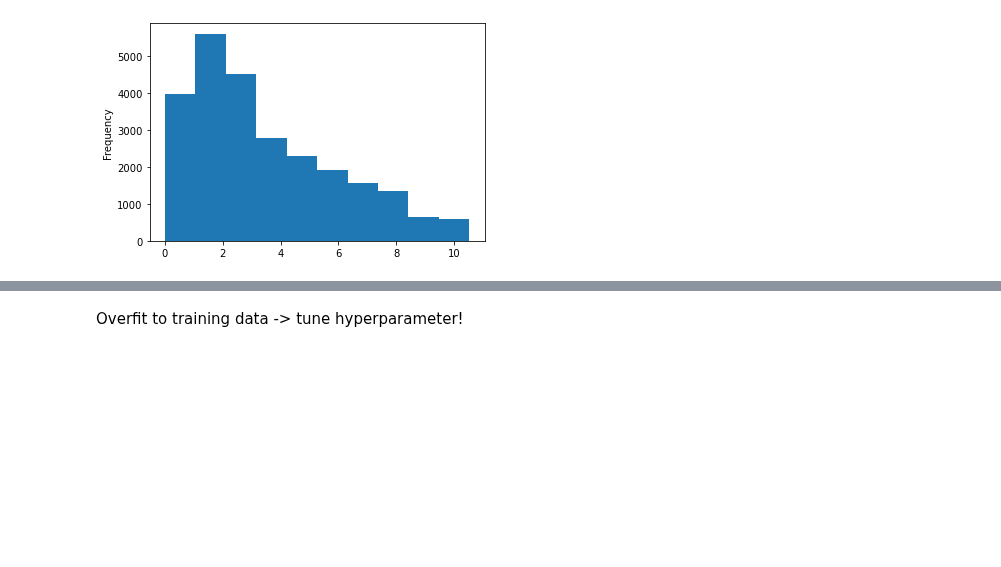
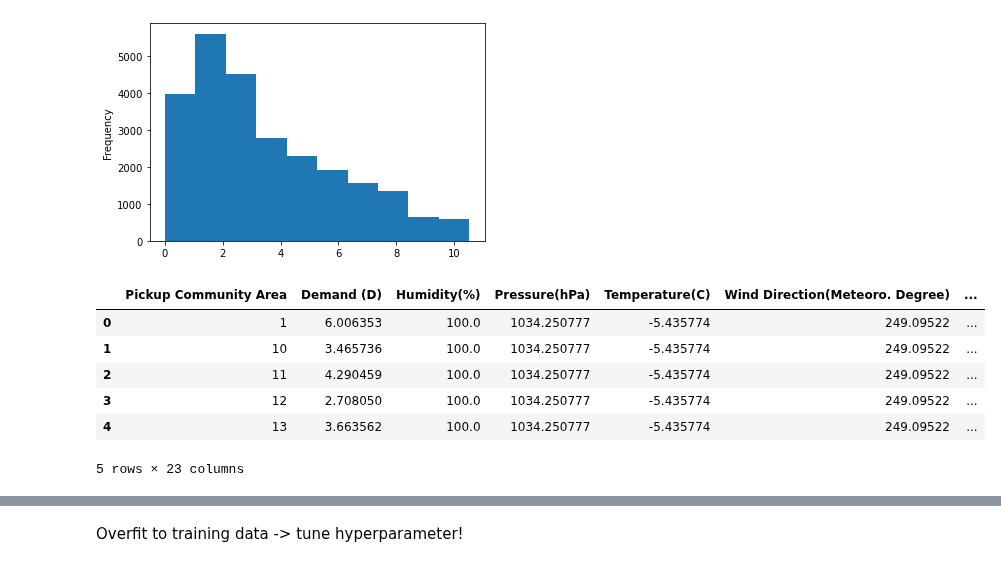
Before and after one commit to SepehrRad/aaa21, a Jupyter notebook: notebooks/prediction_svm.ipynb, the cells around one changed output, grey strips where cells are left out. Saved outputs shown, nothing was run; the diff lists cells and outputs as text; code cells hidden in the pictures; blank space fills up the shorter version.

```diff
--- a/notebooks/prediction_svm.ipynb
+++ b/notebooks/prediction_svm.ipynb
@@ -81,4 +85,19 @@ daily_demand['Demand (D)'].plot.hist()
 plt.show()
 # %% [output]
 [figure]
+# %%
+daily_demand, target, cont_vars, cat_vars = (prediction_utils.
+                                             preprocess_data_for_prediction(daily_demand,
+                                                                            temporal_resolution='D'))
+# %%
+#Preprocessed data
+daily_demand.head(5)
+# %% [output]
+|  | Pickup Community Area | Demand (D) | Humidity(%) | Pressure(hPa) | Temperature(C) | Wind Direction(Meteoro. Degree) | ... |
+| 0 | 1 | 6.006353 | 100.0 | 1034.250777 | -5.435774 | 249.09522 | ... |
+| 1 | 10 | 3.465736 | 100.0 | 1034.250777 | -5.435774 | 249.09522 | ... |
+| 2 | 11 | 4.290459 | 100.0 | 1034.250777 | -5.435774 | 249.09522 | ... |
+| 3 | 12 | 2.708050 | 100.0 | 1034.250777 | -5.435774 | 249.09522 | ... |
+| 4 | 13 | 3.663562 | 100.0 | 1034.250777 | -5.435774 | 249.09522 | ... |
+5 rows × 23 columns
 # %%
```
Also changed, not shown: parts of 12 cells of this notebook, 4 other files.
